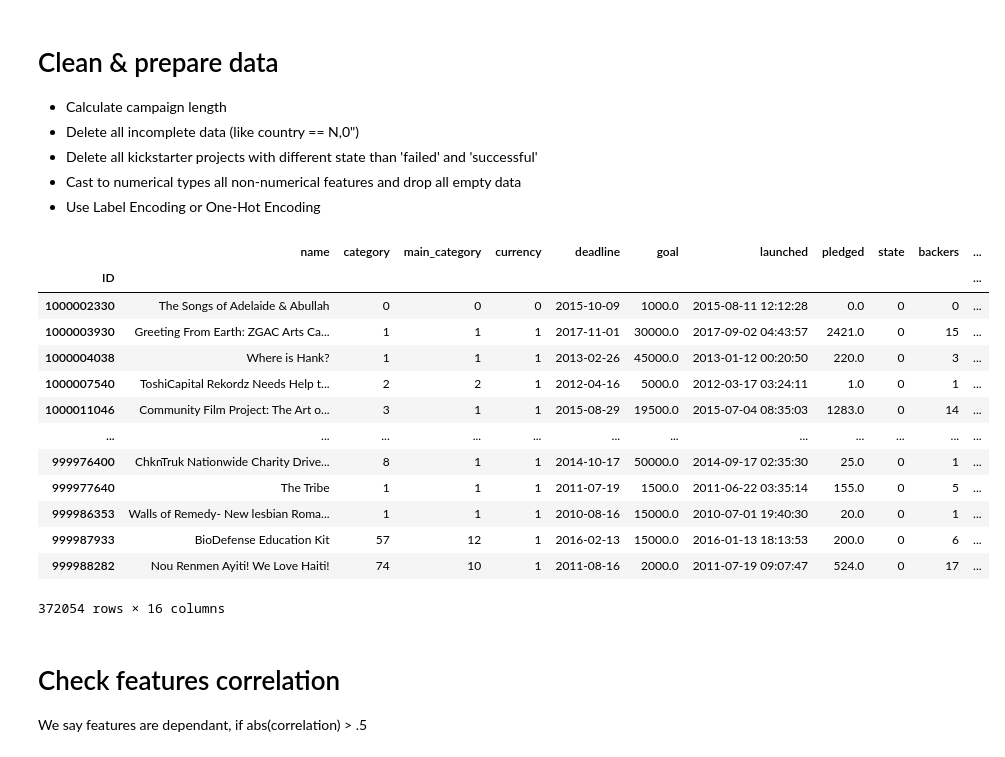
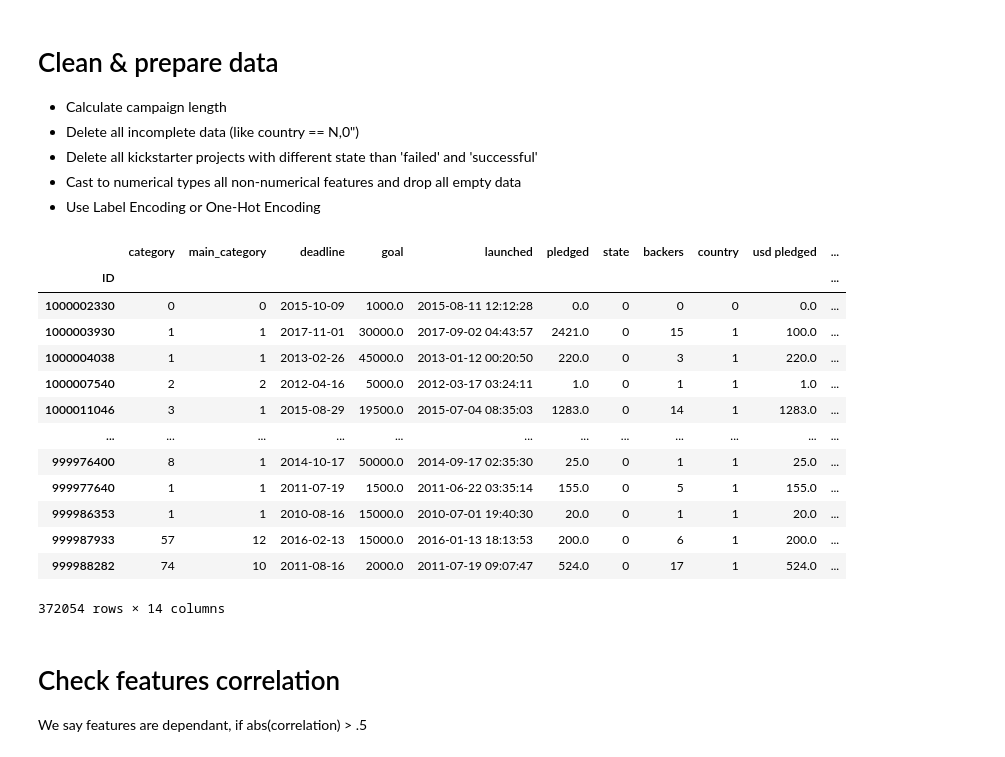
Before and after one commit to HubertLechowicz/kickstarter-predictor, a Jupyter notebook: classification_model.ipynb, the cells around one changed output. Cells and saved outputs as stored; diff of their text form; code cells hidden in the pictures.

```diff
--- a/classification_model.ipynb
+++ b/classification_model.ipynb
@@ -53,51 +97,58 @@ df_clean.drop(indexes, inplace=True)
 df_clean['campaign_length'] = pd.to_timedelta((pd.to_datetime(df_clean['deadline']) - pd.to_datetime(df_clean['launched'])), unit='days').dt.days
 # df_clean = df_clean[(df_clean['usd_goal_real'] >= 10) & (df_clean['campaign_length'] >= 7)] # drop all with lower goal than 10$ and shorter than week
 
 ##########################################################
 # """ Label Encoding - if you want to run this, just comment lines with quotation marks
-for col in ['category', 'main_category', 'currency', 'country']:
-  for index, value in enumerate(df_clean[col].unique()):
-    df_clean[col].replace(value, index, inplace=True)
+jsons = dict()
+map_dict = {
+    'category': categories_proper,
+    'main_category': main_categories_proper,
+    'country': countries_proper,
+}
+for key, val in map_dict.items():
+  df_clean[key] = df_clean[key].map(val)
 
-df_clean.drop(['tokenized_name'], inplace=True, axis=1)
+json.dump(jsons, open('categories.json', 'w'))
+
+df_clean.drop(['tokenized_name', 'currency', 'name'], inplace=True, axis=1)
 df_clean.dropna(inplace=True)
 # """
 ##########################################################
 
 ###########################################################
 """ One-Hot Encoding - if you want to run this, just comment lines with quotation marks
 column_transformer = ColumnTransformer([('encoder', OneHotEncoder(), ['category', 'main_category', 'currency', 'country'])], sparse_threshold=0, n_jobs=-1)
 onehot = pd.DataFrame(column_transformer.fit_transform(df_clean)).set_index(df_clean.index)
 new_cols_encoding = [col.replace('encoder__x0_', '').replace('encoder__x1_', '').replace('encoder__x2_', '').replace('encoder__x3_', '') for col in column_transformer.get_feature_names()]
 onehot.columns = new_cols_encoding
 df_clean = pd.concat([df_clean, onehot], axis=1)
 df_clean.drop(['category', 'main_category', 'currency', 'country', 'tokenized_name'], inplace=True, axis=1)
 df_clean = df_clean.loc[:,~df_clean.columns.duplicated()]
 """
 ##########################################################
 
 df_xd = df_clean[~df_clean['state'].str.contains('successful')].index
 df_clean.loc[df_clean['state'].str.contains('successful'), 'state'] = 1
 df_clean.loc[df_xd, 'state'] = 0
 df_clean['state'] = df_clean['state'].astype(int)
 
 
 df_clean
 # %% [output]
-|  | name | category | main_category | currency | deadline | goal | launched | pledged | state | backers | ... |
+|  | category | main_category | deadline | goal | launched | pledged | state | backers | country | usd pledged | ... |
 | ID |  |  |  |  |  |  |  |  |  |  | ... |
-| 1000002330 | The Songs of Adelaide & Abullah | 0 | 0 | 0 | 2015-10-09 | 1000.0 | 2015-08-11 12:12:28 | 0.0 | 0 | 0 | ... |
-| 1000003930 | Greeting From Earth: ZGAC Arts Ca... | 1 | 1 | 1 | 2017-11-01 | 30000.0 | 2017-09-02 04:43:57 | 2421.0 | 0 | 15 | ... |
-| 1000004038 | Where is Hank? | 1 | 1 | 1 | 2013-02-26 | 45000.0 | 2013-01-12 00:20:50 | 220.0 | 0 | 3 | ... |
-| 1000007540 | ToshiCapital Rekordz Needs Help t... | 2 | 2 | 1 | 2012-04-16 | 5000.0 | 2012-03-17 03:24:11 | 1.0 | 0 | 1 | ... |
-| 1000011046 | Community Film Project: The Art o... | 3 | 1 | 1 | 2015-08-29 | 19500.0 | 2015-07-04 08:35:03 | 1283.0 | 0 | 14 | ... |
+| 1000002330 | 0 | 0 | 2015-10-09 | 1000.0 | 2015-08-11 12:12:28 | 0.0 | 0 | 0 | 0 | 0.0 | ... |
+| 1000003930 | 1 | 1 | 2017-11-01 | 30000.0 | 2017-09-02 04:43:57 | 2421.0 | 0 | 15 | 1 | 100.0 | ... |
+| 1000004038 | 1 | 1 | 2013-02-26 | 45000.0 | 2013-01-12 00:20:50 | 220.0 | 0 | 3 | 1 | 220.0 | ... |
+| 1000007540 | 2 | 2 | 2012-04-16 | 5000.0 | 2012-03-17 03:24:11 | 1.0 | 0 | 1 | 1 | 1.0 | ... |
+| 1000011046 | 3 | 1 | 2015-08-29 | 19500.0 | 2015-07-04 08:35:03 | 1283.0 | 0 | 14 | 1 | 1283.0 | ... |
 | ... | ... | ... | ... | ... | ... | ... | ... | ... | ... | ... | ... |
-| 999976400 | ChknTruk Nationwide Charity Drive... | 8 | 1 | 1 | 2014-10-17 | 50000.0 | 2014-09-17 02:35:30 | 25.0 | 0 | 1 | ... |
-| 999977640 | The Tribe | 1 | 1 | 1 | 2011-07-19 | 1500.0 | 2011-06-22 03:35:14 | 155.0 | 0 | 5 | ... |
-| 999986353 | Walls of Remedy- New lesbian Roma... | 1 | 1 | 1 | 2010-08-16 | 15000.0 | 2010-07-01 19:40:30 | 20.0 | 0 | 1 | ... |
-| 999987933 | BioDefense Education Kit | 57 | 12 | 1 | 2016-02-13 | 15000.0 | 2016-01-13 18:13:53 | 200.0 | 0 | 6 | ... |
-| 999988282 | Nou Renmen Ayiti! We Love Haiti! | 74 | 10 | 1 | 2011-08-16 | 2000.0 | 2011-07-19 09:07:47 | 524.0 | 0 | 17 | ... |
+| 999976400 | 8 | 1 | 2014-10-17 | 50000.0 | 2014-09-17 02:35:30 | 25.0 | 0 | 1 | 1 | 25.0 | ... |
+| 999977640 | 1 | 1 | 2011-07-19 | 1500.0 | 2011-06-22 03:35:14 | 155.0 | 0 | 5 | 1 | 155.0 | ... |
+| 999986353 | 1 | 1 | 2010-08-16 | 15000.0 | 2010-07-01 19:40:30 | 20.0 | 0 | 1 | 1 | 20.0 | ... |
+| 999987933 | 57 | 12 | 2016-02-13 | 15000.0 | 2016-01-13 18:13:53 | 200.0 | 0 | 6 | 1 | 200.0 | ... |
+| 999988282 | 74 | 10 | 2011-08-16 | 2000.0 | 2011-07-19 09:07:47 | 524.0 | 0 | 17 | 1 | 524.0 | ... |
-372054 rows × 16 columns
+372054 rows × 14 columns
 # %% [markdown]
 # Check features correlation
 We say features are dependant, if abs(correlation) > .5
```
Also changed, not shown: parts of 15 cells of this notebook.
